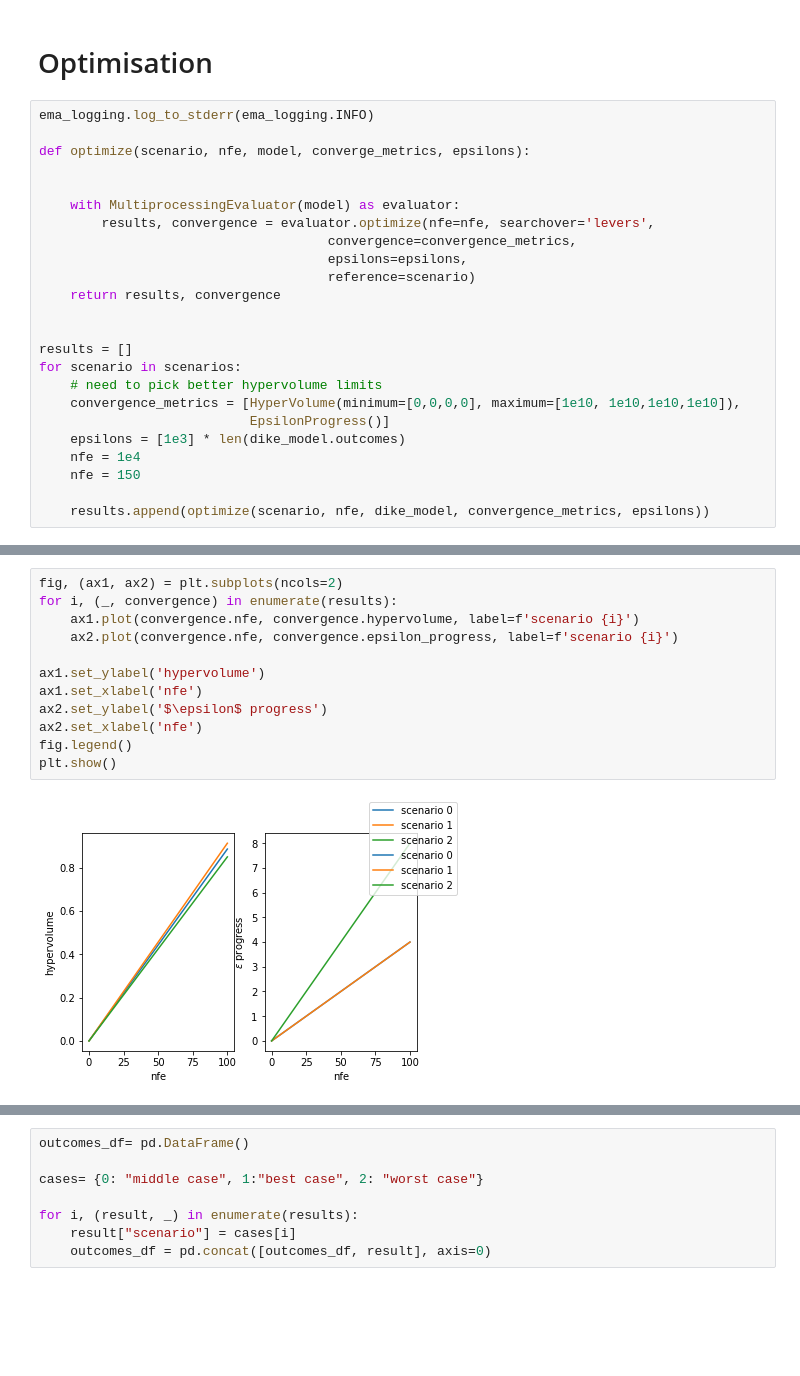
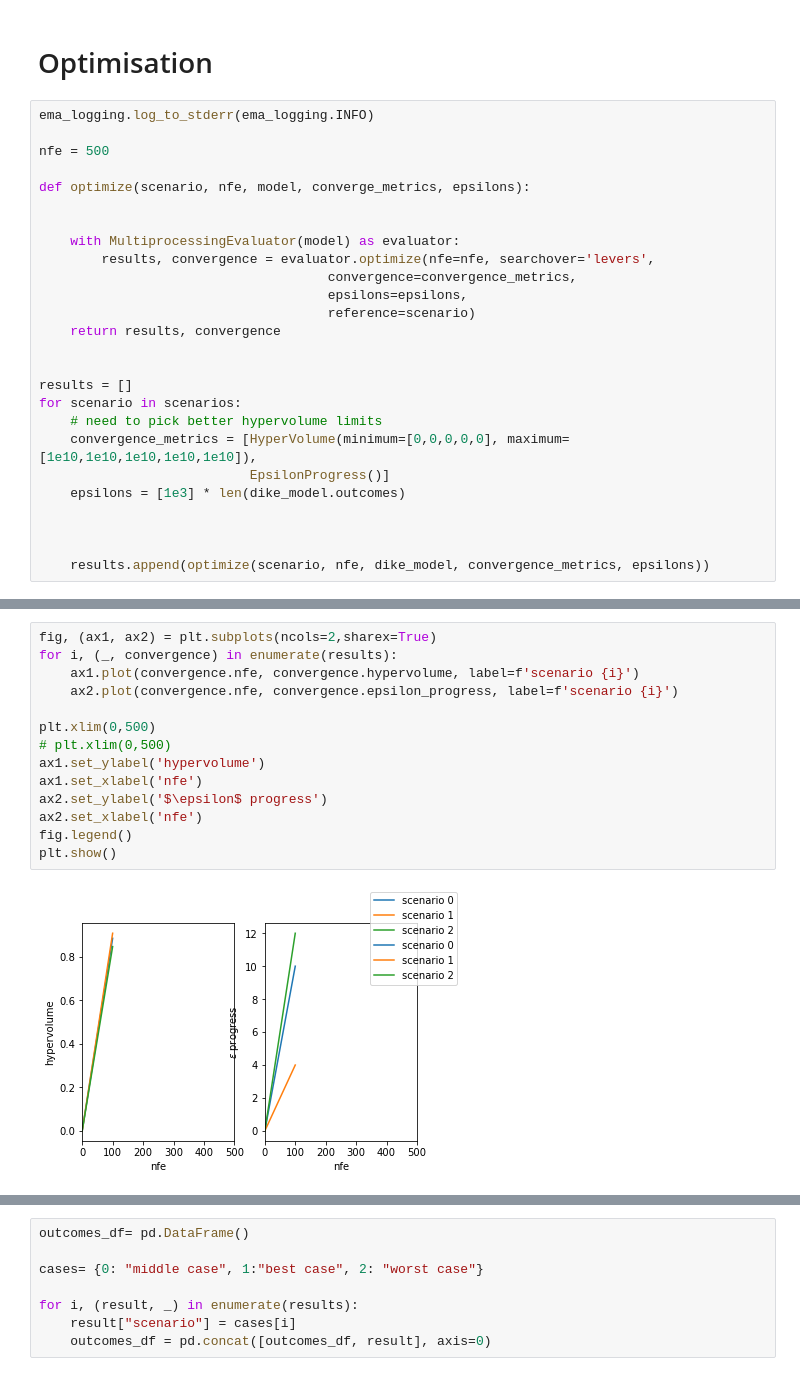
Before and after one commit to Lischip/FabiosDecisions, a Jupyter notebook: epa1361/final assignment/optimisation.ipynb, the cells around one changed output, grey strips where cells are left out. Cells and saved outputs as stored; diff of their text form; blank space fills up the shorter version.

```diff
--- a/epa1361/final assignment/optimisation.ipynb
+++ b/epa1361/final assignment/optimisation.ipynb
@@ -92,6 +92,8 @@ scenarios = [Scenario(f"{index}", **row) for index, row in selected.iterrows()]
 # Optimisation
 # %%
 ema_logging.log_to_stderr(ema_logging.INFO)
+
+nfe = 500
 
 def optimize(scenario, nfe, model, converge_metrics, epsilons):
 
@@ -107,11 +109,11 @@ def optimize(scenario, nfe, model, converge_metrics, epsilons):
 results = []
 for scenario in scenarios:
     # need to pick better hypervolume limits
-    convergence_metrics = [HyperVolume(minimum=[0,0,0,0], maximum=[1e10, 1e10,1e10,1e10]),
+    convergence_metrics = [HyperVolume(minimum=[0,0,0,0,0], maximum=[1e10,1e10,1e10,1e10,1e10]),
                            EpsilonProgress()]
     epsilons = [1e3] * len(dike_model.outcomes)
-    nfe = 1e4
-    nfe = 150
+
+
 
     results.append(optimize(scenario, nfe, dike_model, convergence_metrics, epsilons))
 # %% [output]
@@ -129,15 +134,17 @@ for scenario in scenarios:
 [MainProcess/INFO] terminating pool
 # %%
-fig, (ax1, ax2) = plt.subplots(ncols=2)
+fig, (ax1, ax2) = plt.subplots(ncols=2,sharex=True)
 for i, (_, convergence) in enumerate(results):
     ax1.plot(convergence.nfe, convergence.hypervolume, label=f'scenario {i}')
     ax2.plot(convergence.nfe, convergence.epsilon_progress, label=f'scenario {i}')
 
+plt.xlim(0,500)
+# plt.xlim(0,500)
 ax1.set_ylabel('hypervolume')
 ax1.set_xlabel('nfe')
 ax2.set_ylabel('$\epsilon$ progress')
 ax2.set_xlabel('nfe')
 fig.legend()
 plt.show()
 # %% [output]
-[figure, old version]
+[figure, new version]
```
Also changed, not shown: parts of 2 cells of this notebook.
